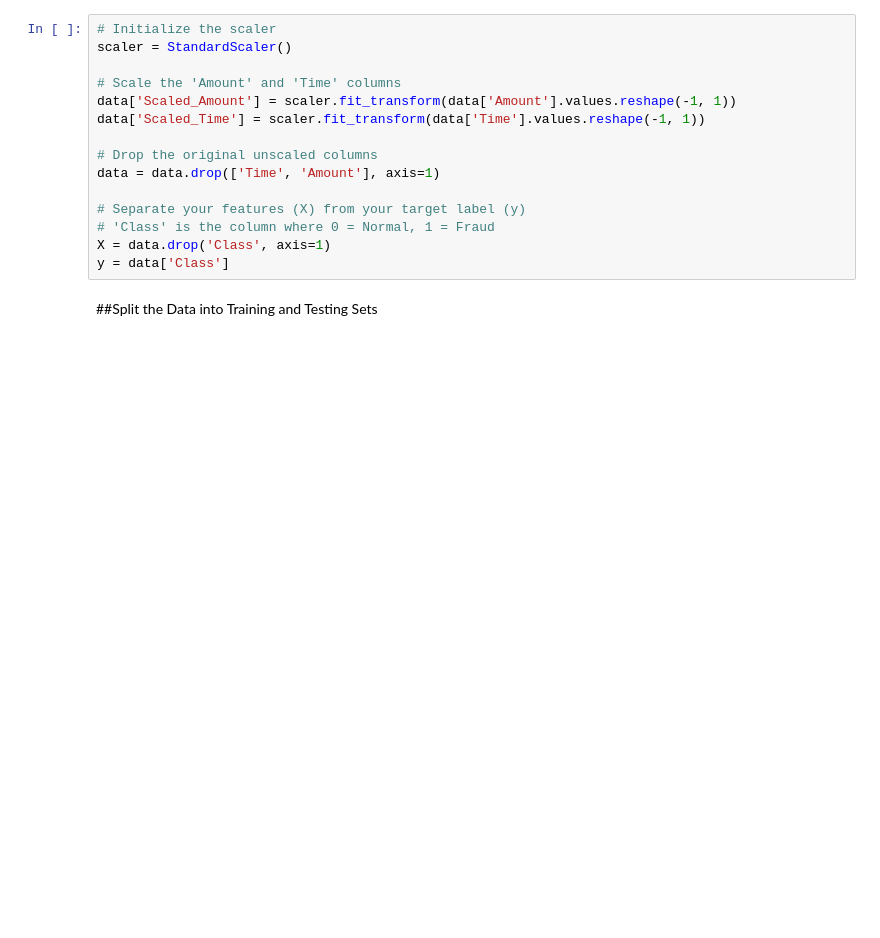
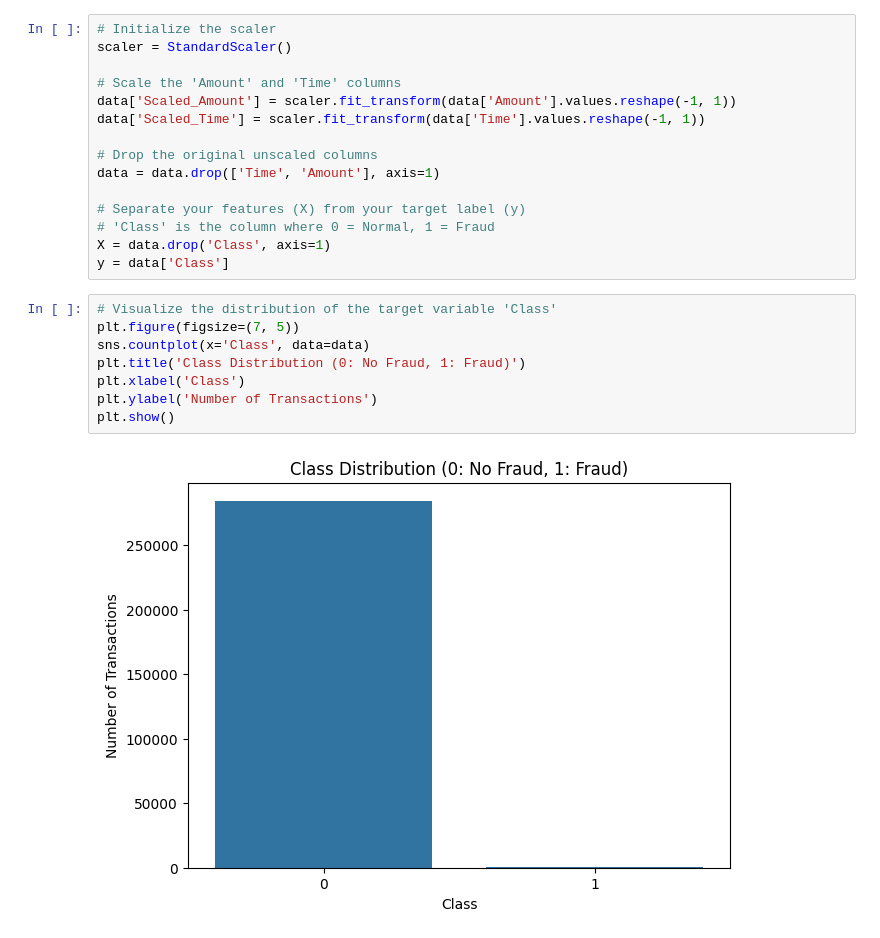
Before and after one commit to DinethRashmikaHeshan/machine-learning-assignment, a Jupyter notebook: logistic regression/creditcard_fraud_detection_logistic_regression.ipynb, the cells around one changed output. Cells and saved outputs as stored; diff of their text form; blank space fills up the shorter version.

```diff
--- a/logistic regression/creditcard_fraud_detection_logistic_regression.ipynb
+++ b/logistic regression/creditcard_fraud_detection_logistic_regression.ipynb
@@ -72,5 +132,13 @@ data = data.drop(['Time', 'Amount'], axis=1)
 # 'Class' is the column where 0 = Normal, 1 = Fraud
 X = data.drop('Class', axis=1)
 y = data['Class']
-# %% [markdown]
-##Split the Data into Training and Testing Sets
+# %%
+# Visualize the distribution of the target variable 'Class'
+plt.figure(figsize=(7, 5))
+sns.countplot(x='Class', data=data)
+plt.title('Class Distribution (0: No Fraud, 1: Fraud)')
+plt.xlabel('Class')
+plt.ylabel('Number of Transactions')
+plt.show()
+# %% [output]
+[figure, added]
```
Also changed, not shown: parts of 18 cells of this notebook.
